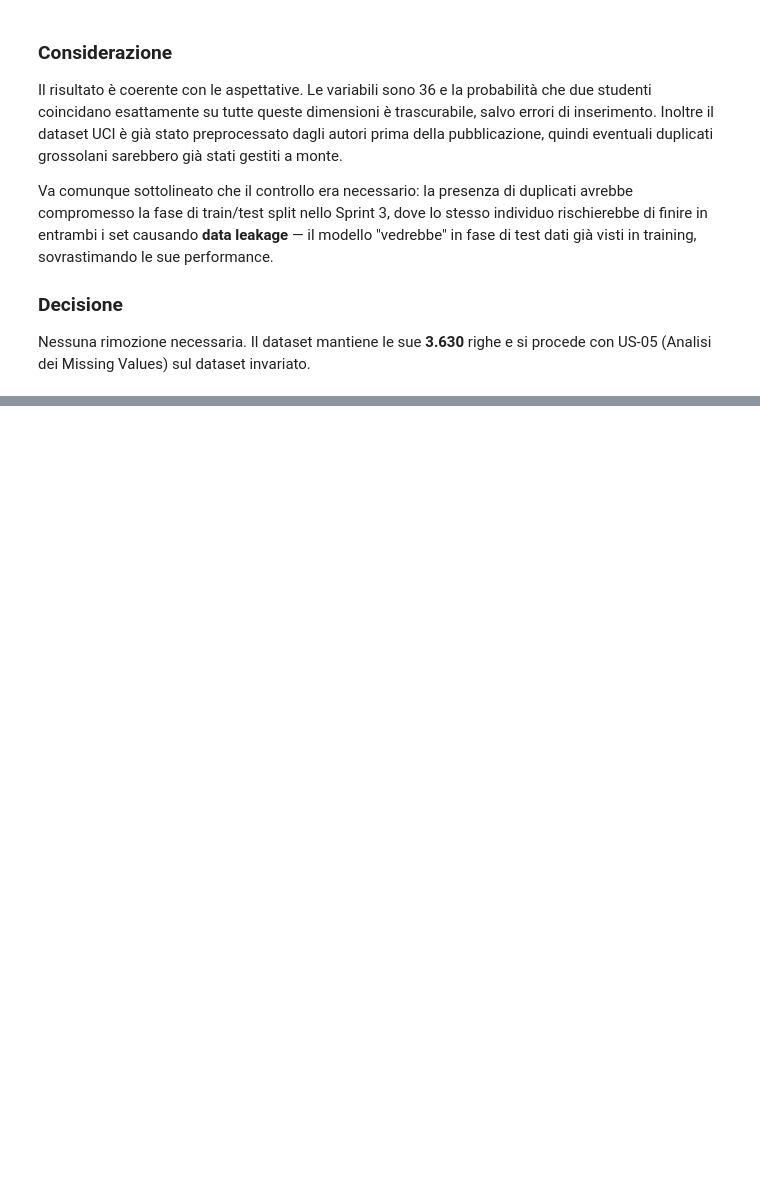
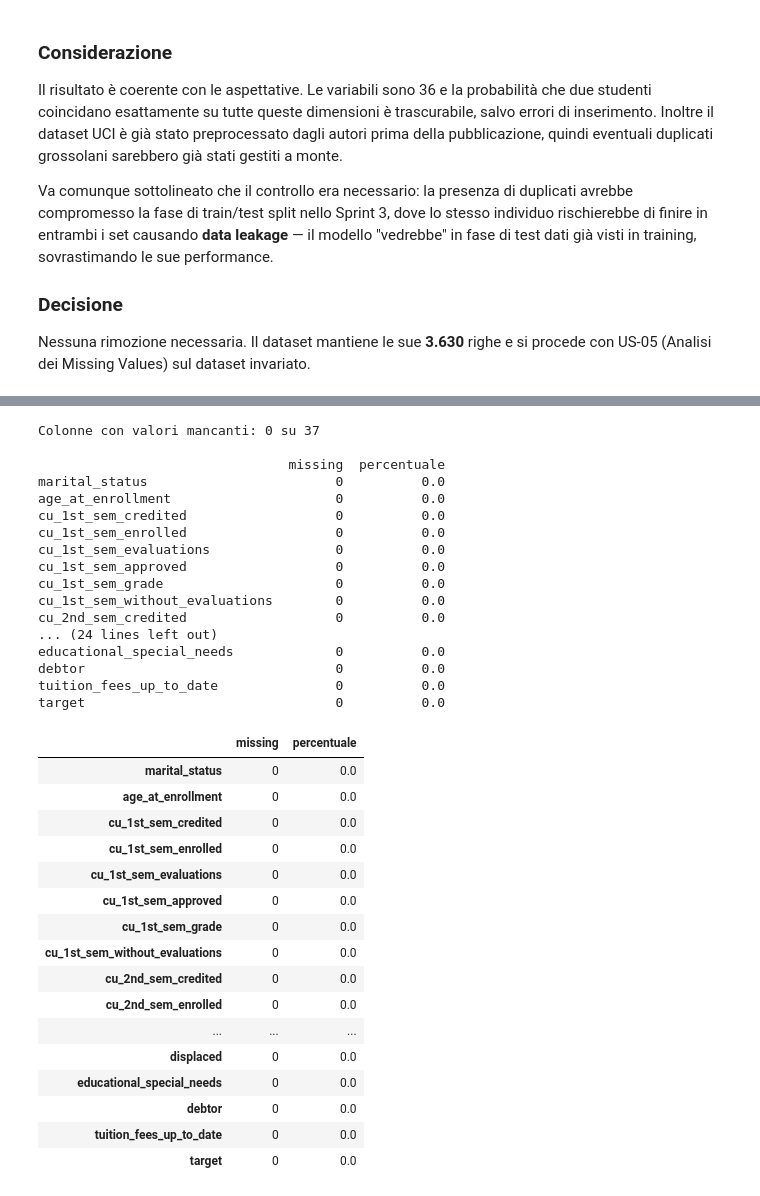
Before and after one commit to jessica-m-pucci/student-dropout-ml, a Jupyter notebook: notebooks/01_preliminary_analysis.ipynb, the cells around one changed output, grey strips where cells are left out. Saved outputs shown, nothing was run; the diff lists cells and outputs as text; code cells hidden in the pictures; blank space fills up the shorter version.

```diff
--- a/notebooks/01_preliminary_analysis.ipynb
+++ b/notebooks/01_preliminary_analysis.ipynb
@@ -536,0 +614,39 @@ Nessuna rimozione necessaria. Il dataset mantiene le sue **3.630** righe e si pr
+# %%
+from src.preprocessing import analyze_missing_values
+
+analyze_missing_values(df)
+# %% [output]
+Colonne con valori mancanti: 0 su 37
+
+                                missing  percentuale
+marital_status                        0          0.0
+age_at_enrollment                     0          0.0
+cu_1st_sem_credited                   0          0.0
+cu_1st_sem_enrolled                   0          0.0
+cu_1st_sem_evaluations                0          0.0
+cu_1st_sem_approved                   0          0.0
+cu_1st_sem_grade                      0          0.0
+cu_1st_sem_without_evaluations        0          0.0
+cu_2nd_sem_credited                   0          0.0
+... (24 lines left out)
+educational_special_needs             0          0.0
+debtor                                0          0.0
+tuition_fees_up_to_date               0          0.0
+target                                0          0.0
+|  | missing | percentuale |
+| marital_status | 0 | 0.0 |
+| age_at_enrollment | 0 | 0.0 |
+| cu_1st_sem_credited | 0 | 0.0 |
+| cu_1st_sem_enrolled | 0 | 0.0 |
+| cu_1st_sem_evaluations | 0 | 0.0 |
+| cu_1st_sem_approved | 0 | 0.0 |
+| cu_1st_sem_grade | 0 | 0.0 |
+| cu_1st_sem_without_evaluations | 0 | 0.0 |
+| cu_2nd_sem_credited | 0 | 0.0 |
+| cu_2nd_sem_enrolled | 0 | 0.0 |
+| ... | ... | ... |
+| displaced | 0 | 0.0 |
+| educational_special_needs | 0 | 0.0 |
+| debtor | 0 | 0.0 |
+| tuition_fees_up_to_date | 0 | 0.0 |
+| target | 0 | 0.0 |
```
Also changed, not shown: parts of 13 cells of this notebook.
